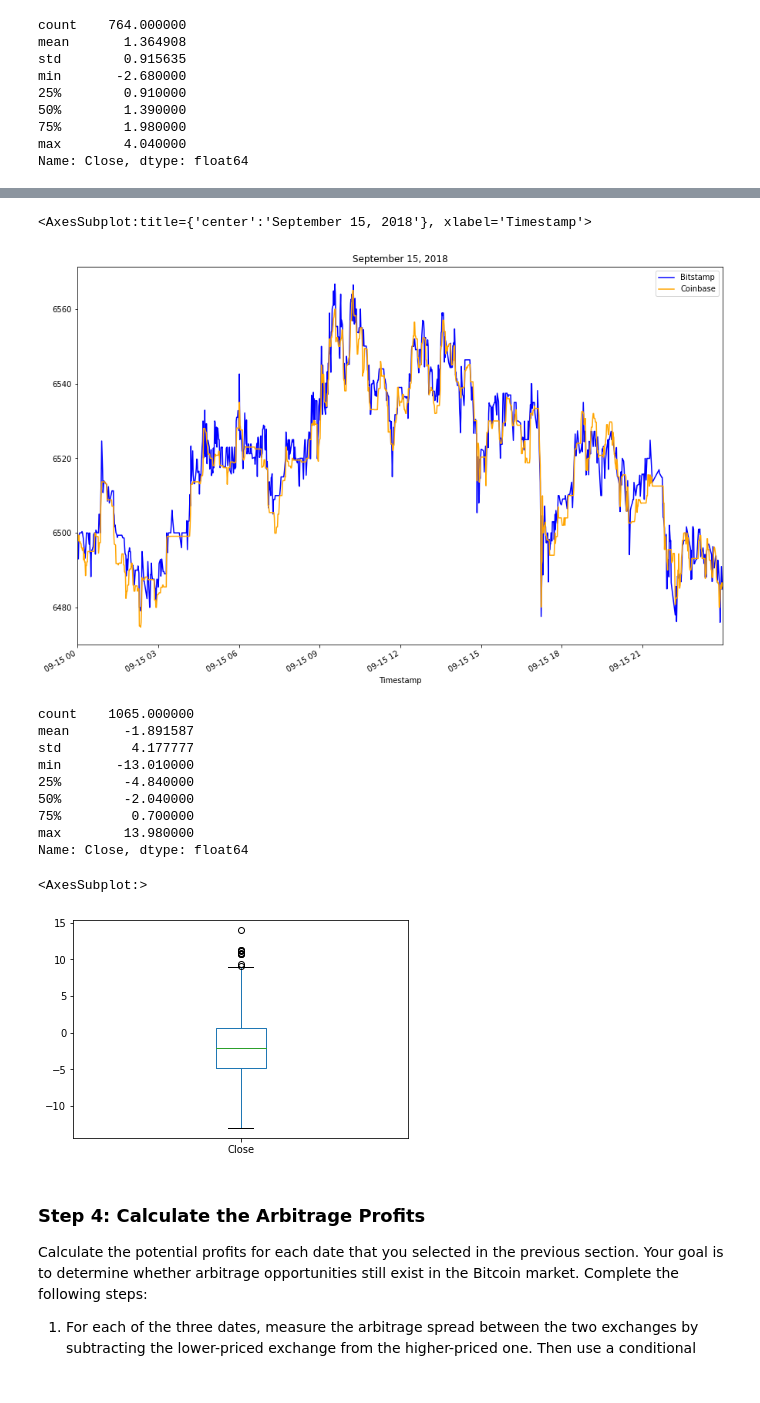
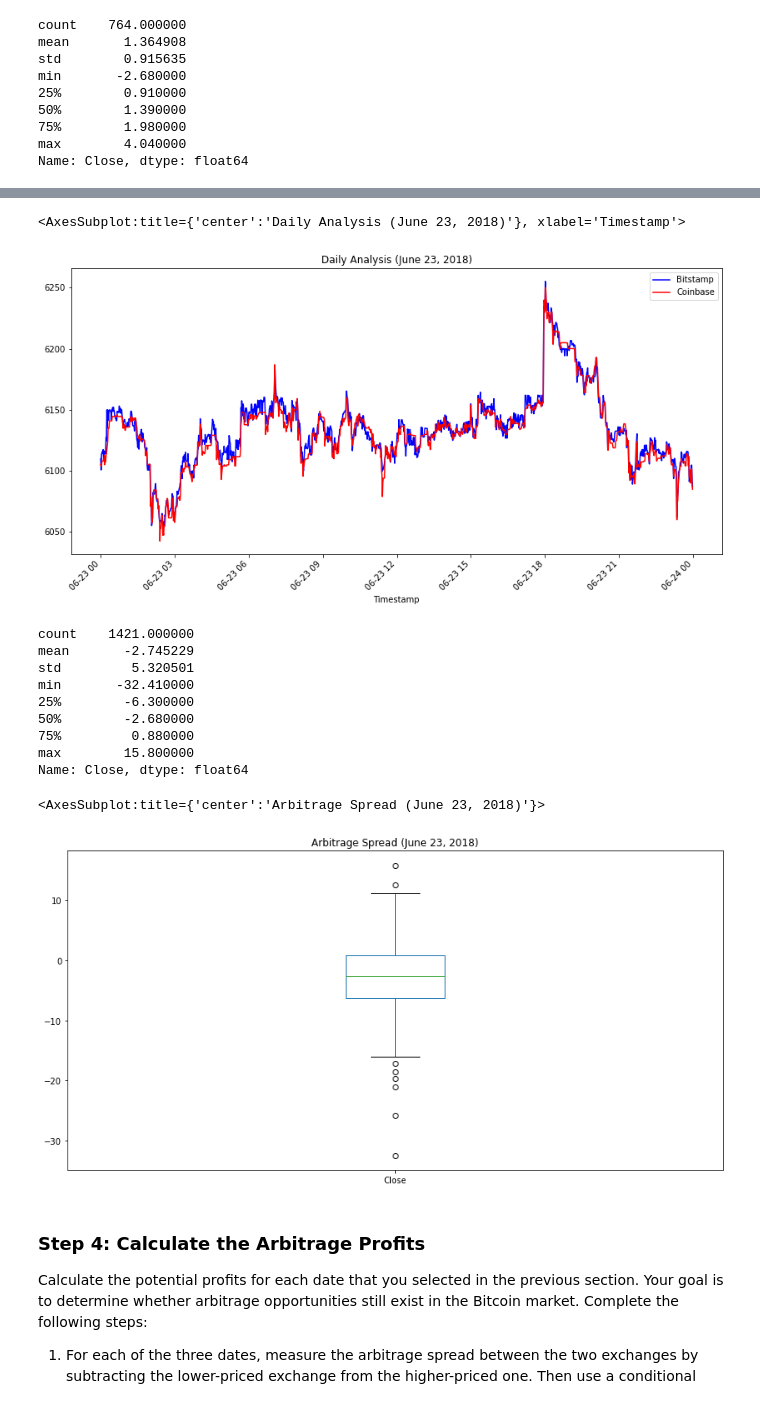
Before and after one commit to coronado212/bitcoin_arbitrage_analysis_3, a Jupyter notebook: crypto_arbitrage.ipynb, the cells around one changed output, grey strips where cells are left out. Cells and saved outputs as stored; diff of their text form; code cells hidden in the pictures.

```diff
--- a/crypto_arbitrage.ipynb
+++ b/crypto_arbitrage.ipynb
@@ -432,34 +435,37 @@ Name: Close, dtype: float64
 # %%
 # Create an overlay plot that visualizes the two dataframes over a period of one day from late in the dataset
 # Be sure that the plots include the parameters `legend`, `figsize`, `title`, `color` and `label`
-# YOUR CODE HERE
+bitstamp_sliced.loc['2018-06-23'].plot(legend=True, figsize=(14, 7), rot=45, title="Daily Analysis (June 23, 2018)", color="blue", label="Bitstamp")
+coinbase_sliced.loc['2018-06-23'].plot(legend=True, figsize=(14, 7), rot=45, color="red", label="Coinbase")
 # %% [output]
-<AxesSubplot:title={'center':'September 15, 2018'}, xlabel='Timestamp'>
+<AxesSubplot:title={'center':'Daily Analysis (June 23, 2018)'}, xlabel='Timestamp'>
-[figure, old version]
+[figure, new version]
 # %%
-# Using th date from late in the dataset that you have selected, calculate the arbitrage spread
+# Using the date from late in the dataset that you have selected, calculate the arbitrage spread
 # by subtracting the bitstamp lower closing prices from the coinbase higher closing prices
-arbitrage_spread_late = # YOUR CODE HERE
+bitstamp_closing_late = bitstamp_sliced.loc['2018-06-23']
+coinbase_closing_late = coinbase_sliced.loc['2018-06-23']
+arbitrage_spread_late = coinbase_closing_late - bitstamp_closing_late
 
-# Generate summary statistics for the late DataFrame
-# YOUR CODE HERE
+# Generate summary statistics for the early DataFrame
+arbitrage_spread_late.describe()
 # %% [output]
-count    1065.000000
-mean       -1.891587
-std         4.177777
-min       -13.010000
-25%        -4.840000
-50%        -2.040000
-75%         0.700000
-max        13.980000
+count    1421.000000
+mean       -2.745229
+std         5.320501
+min       -32.410000
+25%        -6.300000
+50%        -2.680000
+75%         0.880000
+max        15.800000
 Name: Close, dtype: float64
 # %%
 # Visualize the arbitrage spread from late in the dataset in a box plot
 # Be sure to include at least a title with your plot
-# YOUR CODE HERE
+arbitrage_spread_late.plot(kind='box', title="Arbitrage Spread (June 23, 2018)", figsize=(14,7))
 # %% [output]
-<AxesSubplot:>
+<AxesSubplot:title={'center':'Arbitrage Spread (June 23, 2018)'}>
-[figure, old version]
+[figure, new version]
 # %% [markdown]
 ### Step 4: Calculate the Arbitrage Profits
 
```
Also changed, not shown: parts of 5 cells of this notebook.
